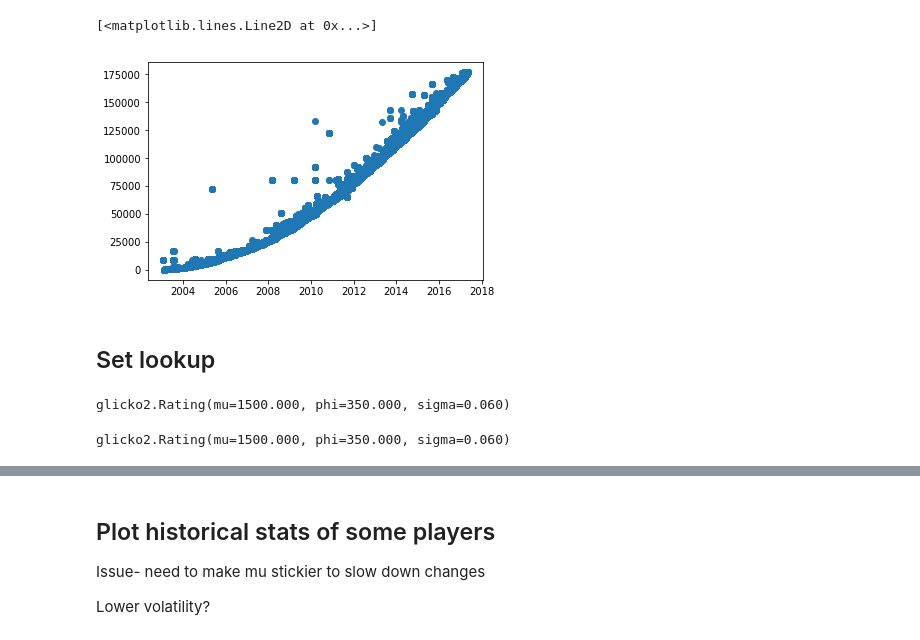
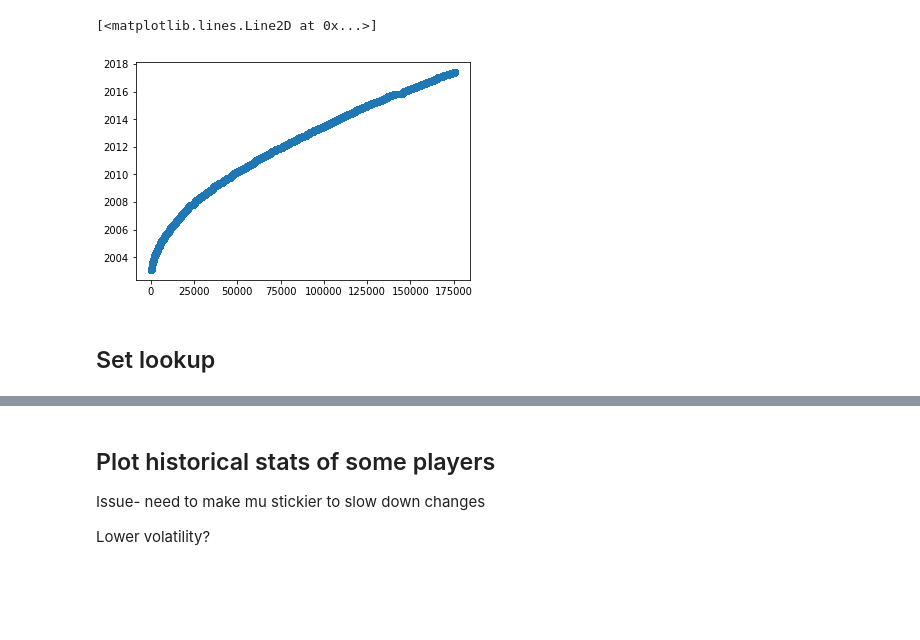
Before and after one commit to hardingnj/NAF, a Jupyter notebook: glicko.ipynb, the cells around one changed output, grey strips where cells are left out. Cells and saved outputs as stored; diff of their text form; code cells hidden in the pictures; blank space fills up the shorter version.

```diff
--- a/glicko.ipynb
+++ b/glicko.ipynb
@@ -18,12 +18,11 @@ import seaborn as sns
 import matplotlib.pyplot as plt
 %matplotlib inline
 # %%
-naf_data = pd.read_csv("data/NAF_games.csv.gz", sep=",",
+naf_data = pd.read_csv("data/all_matches.csv.gz", sep=",",
                        index_col=None)
 # %%
 naf_data["date"] = pd.to_datetime(
-    naf_data.date.apply(lambda y: y.split(" ")[0]),
-    format="%d/%m/%Y")
+    naf_data.date, format="%Y/%m/%d")
 # %%
 naf_data.set_index("date", inplace=True)
 # %%
@@ -32,9 +31,9 @@ naf_data.sort_index(inplace=True)
 # up to June '17 due to errors in data
 naf_data = naf_data[:pd.Timestamp('2017-06-01')]
 # %%
-plt.plot(naf_data.gameid, "o")
+plt.plot(naf_data.index, "o")
 # %% [output]
 [<matplotlib.lines.Line2D at 0x...>]
-[figure, old version]
+[figure, new version]
 # %% [markdown]
 ## Set lookup
@@ -55,11 +42,3 @@ race_ids = sorted(naf_data.HomeRace.unique())
-# %%
-glck.create_rating()
-# %% [output]
-glicko2.Rating(mu=1500.000, phi=350.000, sigma=0.060)
-# %%
-glck.create_rating(mu=MU, phi=PHI, sigma=SIGMA)
-# %% [output]
-glicko2.Rating(mu=1500.000, phi=350.000, sigma=0.060)
 # %%
 class Player(object):
 
```
Also changed, not shown: parts of 24 cells of this notebook.
